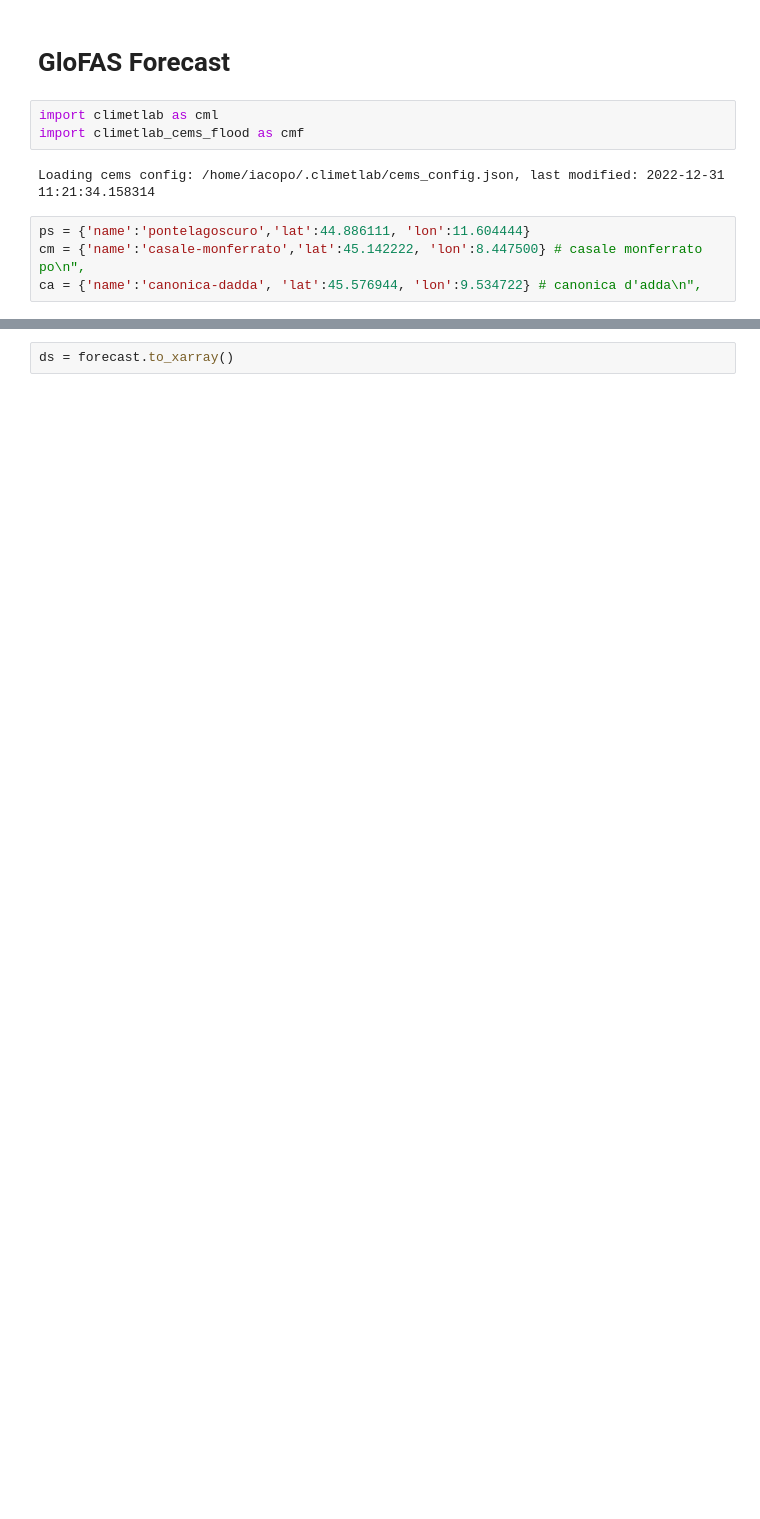
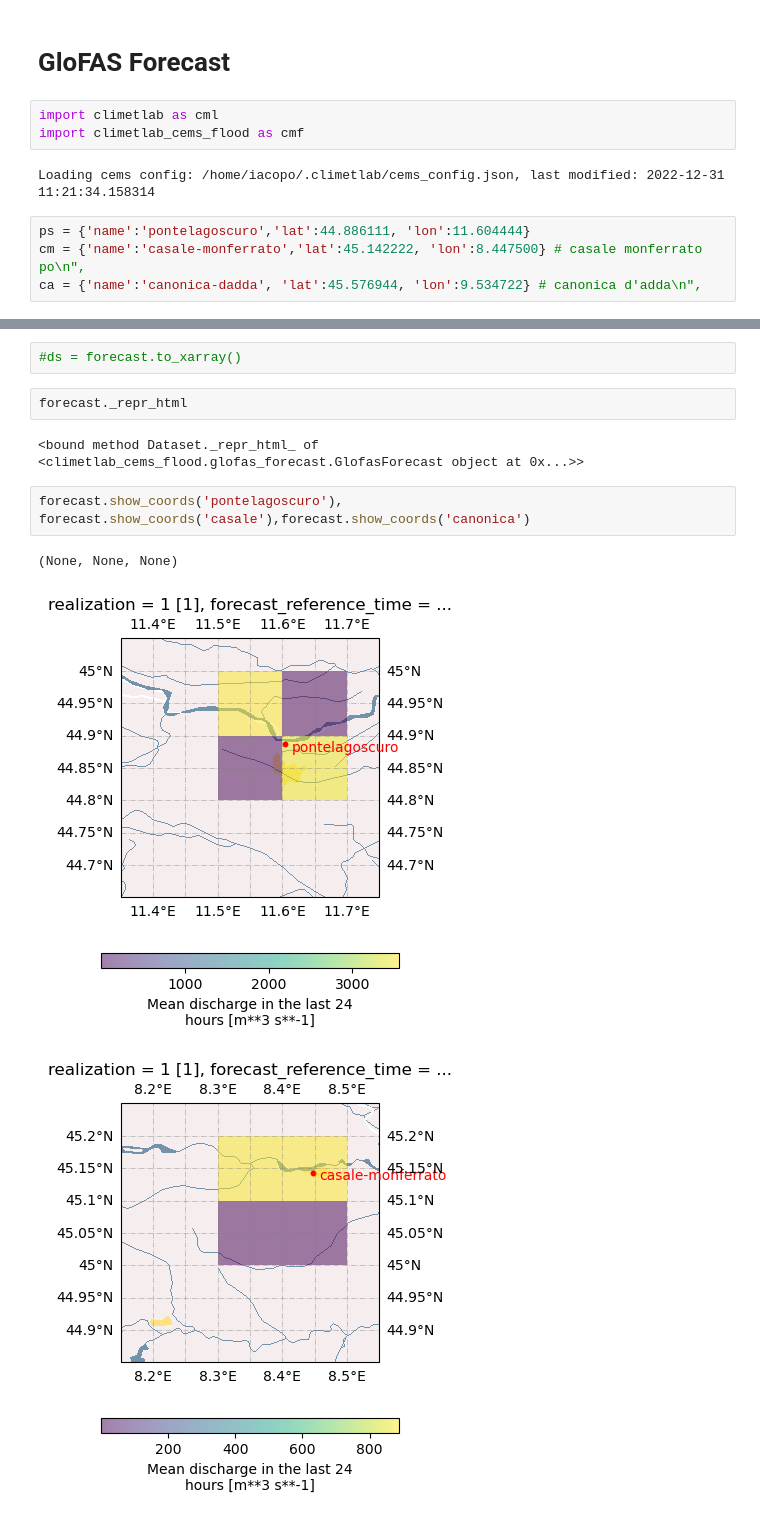
Before and after one commit to iacopoff/climetlab-cems-flood, a Jupyter notebook: notebooks/glofas-forecast.ipynb, the cells around one changed output, grey strips where cells are left out. Saved outputs shown, nothing was run; the diff lists cells and outputs as text; blank space fills up the shorter version.

```diff
--- a/notebooks/glofas-forecast.ipynb
+++ b/notebooks/glofas-forecast.ipynb
@@ -43,2 +27,12 @@ forecast = cml.load_dataset(
-# %%
-ds = forecast.to_xarray()
+# %%
+#ds = forecast.to_xarray()
+# %%
+forecast._repr_html
+# %% [output]
+<bound method Dataset._repr_html_ of <climetlab_cems_flood.glofas_forecast.GlofasForecast object at 0x...>>
+# %%
+forecast.show_coords('pontelagoscuro'), forecast.show_coords('casale'),forecast.show_coords('canonica')
+# %% [output]
+(None, None, None)
+[figure, added]
+[figure, added]
```
Also changed, not shown: parts of 2 cells of this notebook, 3 other files.
